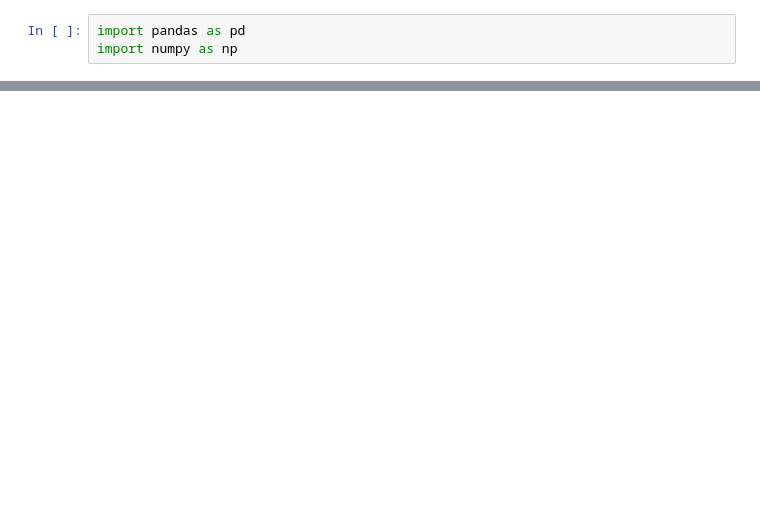
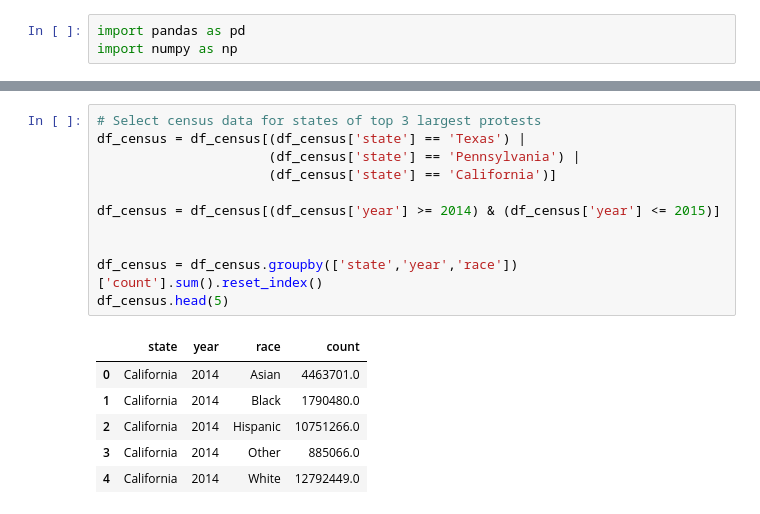
Before and after one commit to epfl-ada/ada-2020-project-milestone-p3-p3_three_musketeers, a Jupyter notebook: data_wranggling.ipynb, the cells around one changed output, grey strips where cells are left out. Cells and saved outputs as stored; diff of their text form; blank space fills up the shorter version.

```diff
--- a/data_wranggling.ipynb
+++ b/data_wranggling.ipynb
@@ -3,0 +103,18 @@ import numpy as np
+# %%
+# Select census data for states of top 3 largest protests
+df_census = df_census[(df_census['state'] == 'Texas') |
+                      (df_census['state'] == 'Pennsylvania') |
+                      (df_census['state'] == 'California')]
+
+df_census = df_census[(df_census['year'] >= 2014) & (df_census['year'] <= 2015)]
+
+
+df_census = df_census.groupby(['state','year','race'])['count'].sum().reset_index()
+df_census.head(5)
+# %% [output]
+|  | state | year | race | count |
+| 0 | California | 2014 | Asian | 4463701.0 |
+| 1 | California | 2014 | Black | 1790480.0 |
+| 2 | California | 2014 | Hispanic | 10751266.0 |
+| 3 | California | 2014 | Other | 885066.0 |
+| 4 | California | 2014 | White | 12792449.0 |
```
Also changed, not shown: parts of 21 cells of this notebook, 3 other files.
